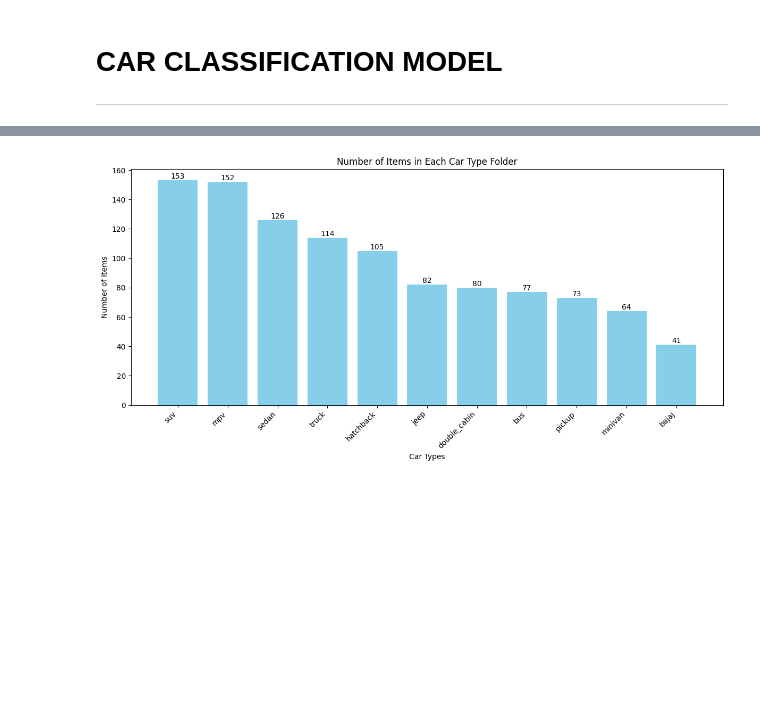
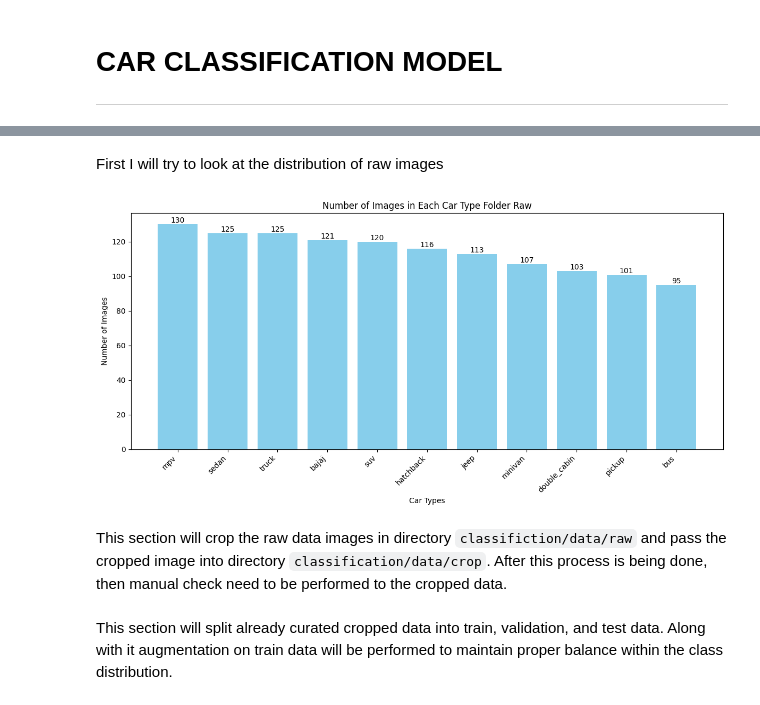
Before and after one commit to stefanus-yudi-irwan/car-detection-and-classification, a Jupyter notebook: notebooks/car-detection-and-classification.ipynb, the cells around one changed output, grey strips where cells are left out. Drawn from its saved outputs; the diff is of its cells as text; code cells hidden in the pictures; blank space fills up the shorter version.

```diff
--- a/notebooks/car-detection-and-classification.ipynb
+++ b/notebooks/car-detection-and-classification.ipynb
@@ -786,50 +842,49 @@ print(current_dir)
+# %% [markdown]
+First I will try to look at the distribution of raw images
 # %%
+# Script to plot distributed data of raw images
 import os
 import matplotlib.pyplot as plt
 
-# List of folder names from your directory
-folders = [
-    'bajaj', 'bus', 'double_cabin', 'hatchback', 'jeep',
-    'minivan', 'mpv', 'pickup', 'sedan', 'suv', 'truck'
-]
-
-# Get the current directory (where this script is located)
-current_dir = "../classification/data/crop"
+car_type = ['bajaj', 'bus', 'double_cabin', 'hatchback', 'jeep', 'minivan', 'mpv', 'pickup', 'sedan', 'suv', 'truck']
+raw_dir = "../classification/data/raw"
 
 # Count items in each folder
-folder_counts = {}
-for folder in folders:
-    folder_path = os.path.join(current_dir, folder)
+image_counts = {}
+for car in car_type:
+    folder_path = os.path.join(raw_dir, car)
     if os.path.exists(folder_path) and os.path.isdir(folder_path):
         count = len(os.listdir(folder_path))
-        folder_counts[folder] = count
+        image_counts[car] = count
     else:
-        print(f"Warning: Folder '{folder}' not found or is not a directory")
-        folder_counts[folder] = 0  # Assign 0 if folder doesn't exist
+        print(f"Warning: Folder '{car}' not found or is not a directory")
+        image_counts[car] = 0  # Assign 0 if folder doesn't exist
 
 # Sort folders by count (descending) for better visualization
-sorted_folders = sorted(folder_counts.items(), key=lambda x: x[1], reverse=True)
+sorted_folders = sorted(image_counts.items(), key=lambda x: x[1], reverse=True)
 folders_sorted = [item[0] for item in sorted_folders]
 counts_sorted = [item[1] for item in sorted_folders]
 
 # Create the plot
 plt.figure(figsize=(12, 6))
 bars = plt.bar(folders_sorted, counts_sorted, color='skyblue')
 
 # Add value labels on top of each bar
 for bar in bars:
     height = bar.get_height()
     plt.text(bar.get_x() + bar.get_width()/2., height,
              f'{int(height)}',
              ha='center', va='bottom')
 
 plt.xlabel('Car Types')
-plt.ylabel('Number of Items')
-plt.title('Number of Items in Each Car Type Folder')
+plt.ylabel('Number of Images')
+plt.title('Number of Images in Each Car Type Folder Raw')
 plt.xticks(rotation=45, ha='right')  # Rotate x-axis labels for better readability
 plt.tight_layout()  # Adjust layout to prevent label cutoff
 
 # Show the plot
 plt.show()
 # %% [output]
-[figure, old version]
+[figure, new version]
+# %% [markdown]
+This section will crop the raw data images in directory `classifiction/data/raw` and pass the cropped image into directory `classification/data/crop`. After this process is being done, then manual check need to be performed to the cropped data.
@@ -836,3 +926,5 @@ plt.show()
+# %% [markdown]
+This section will split already curated cropped data into train, validation, and test data. Along with it augmentation on train data will be performed to maintain proper balance within the class distribution.
 # %%
 import os
 import random
```
Also changed, not shown: parts of 25 cells of this notebook, 3 other files.
